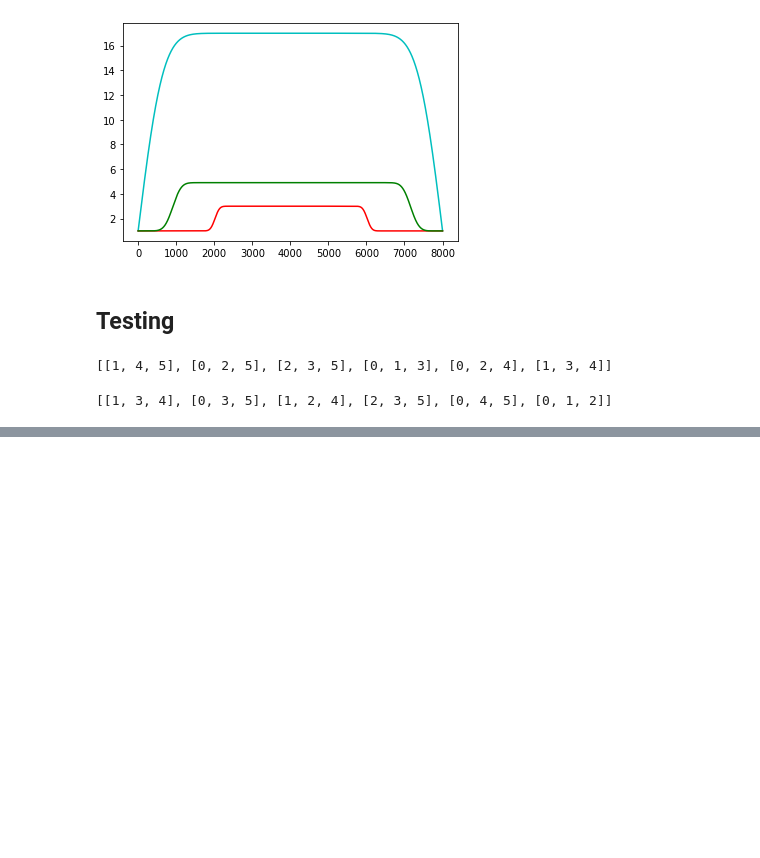
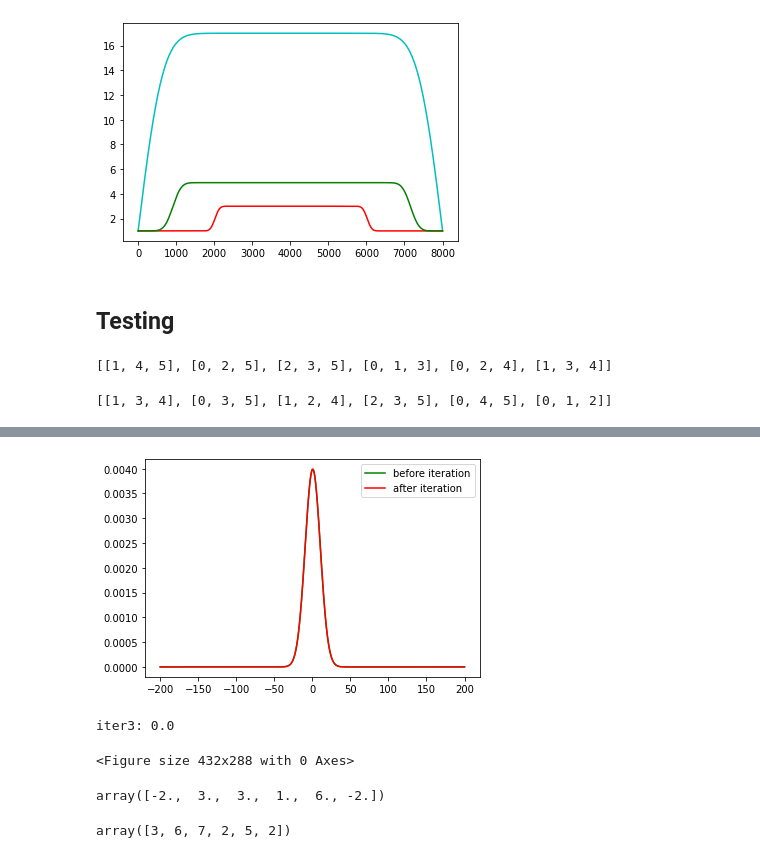
Before and after one commit to abhishek-jana/LDLC, a Jupyter notebook: decoderV4.ipynb, the cells around one changed output, grey strips where cells are left out. Drawn from its saved outputs; the diff is of its cells as text; code cells hidden in the pictures; blank space fills up the shorter version.

```diff
--- a/decoderV4.ipynb
+++ b/decoderV4.ipynb
@@ -357,0 +376,24 @@ IndexError: shape mismatch: indexing arrays could not be broadcast together with
+# %%
+from IPython import display
+
+def visualize(x,y,z):
+    plt.plot(x,y,'g',label='before iteration')
+    plt.plot(x,z,'r',label = 'after iteration')
+    display.clear_output(wait=True)
+    plt.legend()
+    plt.show();
+# %%
+cnode = CheckNode(H,x_input)
+vnode = VariableNode(H,x_input)
+res = init_message(x_input, H)
+for i in range(4):
+    q = cnode.Q(res)
+    f = vnode.f(q)
+    visualize(x_input,res[0][5],f[0][5])
+    print (f'iter{i}:',res[0][5].max()-f[0][5].max())
+    res = f
+plt.clf();
+# %% [output]
+[figure, added]
+iter3: 0.0
+<Figure size 432x288 with 0 Axes>
@@ -357,0 +404,8 @@ IndexError: shape mismatch: indexing arrays could not be broadcast together with
+# %%
+np.rint(np.dot(H,x_b))
+# %% [output]
+array([-2.,  3.,  3.,  1.,  6., -2.])
+# %%
+b
+# %% [output]
+array([3, 6, 7, 2, 5, 2])
```
Also changed, not shown: parts of 18 cells of this notebook.
